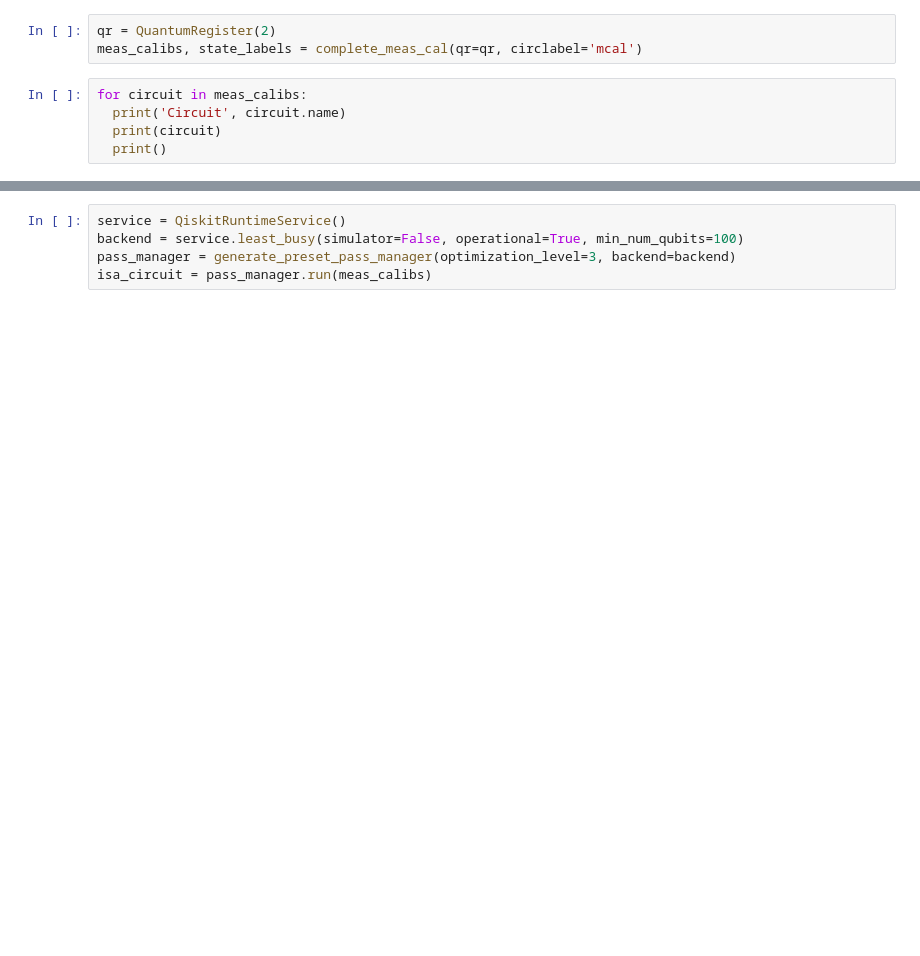
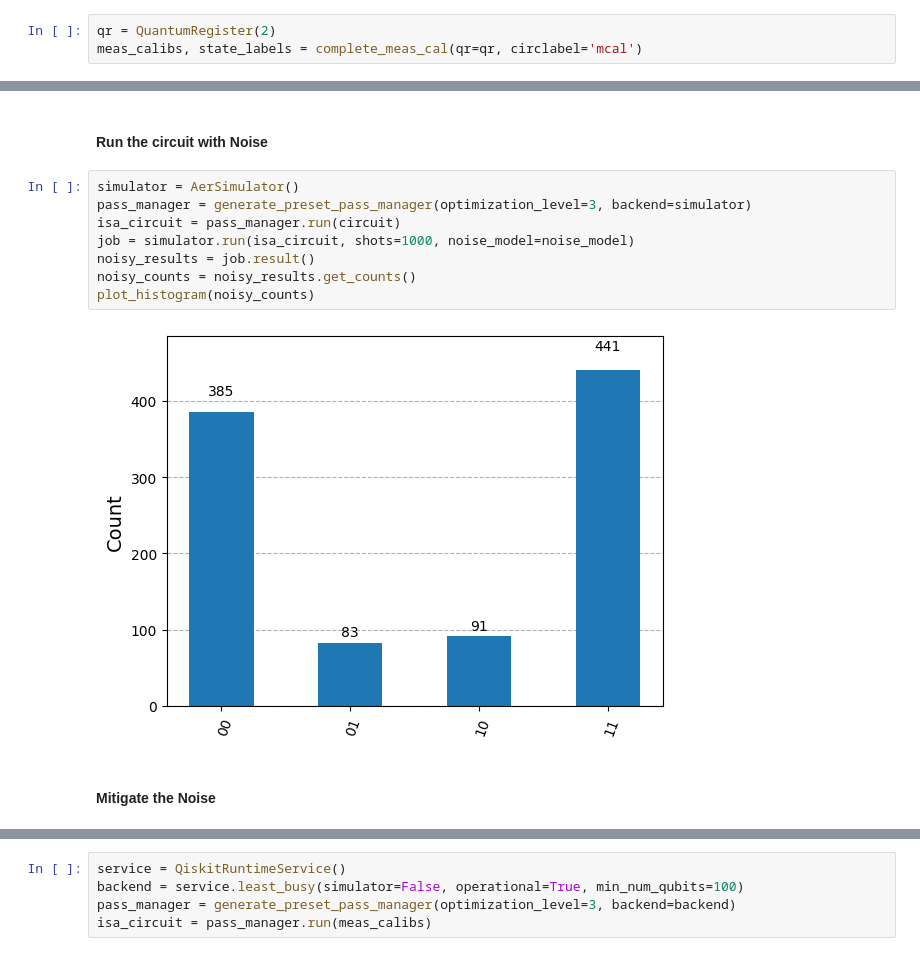
Before and after one commit to LTJ508/Quantum_Computing, a Jupyter notebook: CSE 499A - Assignment/Assignment01.ipynb, the cells around one changed output, grey strips where cells are left out. Drawn from its saved outputs; the diff is of its cells as text; blank space fills up the shorter version.

```diff
--- a/CSE 499A - Assignment/Assignment01.ipynb
+++ b/CSE 499A - Assignment/Assignment01.ipynb
@@ -230,8 +333,3 @@ from calibration import complete_meas_cal, CompleteMeasFitter
 # %%
 qr = QuantumRegister(2)
 meas_calibs, state_labels = complete_meas_cal(qr=qr, circlabel='mcal')
-# %%
-for circuit in meas_calibs:
-  print('Circuit', circuit.name)
-  print(circuit)
-  print()
@@ -237,0 +363,14 @@ for circuit in meas_calibs:
+# %% [markdown]
+#### Run the circuit with Noise
+# %%
+simulator = AerSimulator()
+pass_manager = generate_preset_pass_manager(optimization_level=3, backend=simulator)
+isa_circuit = pass_manager.run(circuit)
+job = simulator.run(isa_circuit, shots=1000, noise_model=noise_model)
+noisy_results = job.result()
+noisy_counts = noisy_results.get_counts()
+plot_histogram(noisy_counts)
+# %% [output]
+[figure, added]
+# %% [markdown]
+#### Mitigate the Noise
```
Also changed, not shown: parts of 88 cells of this notebook, 1 other file.
